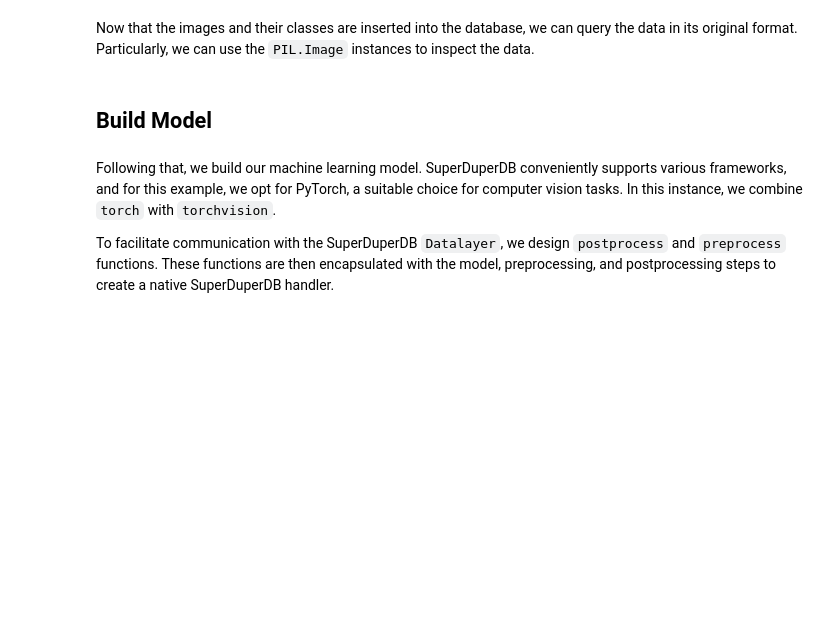
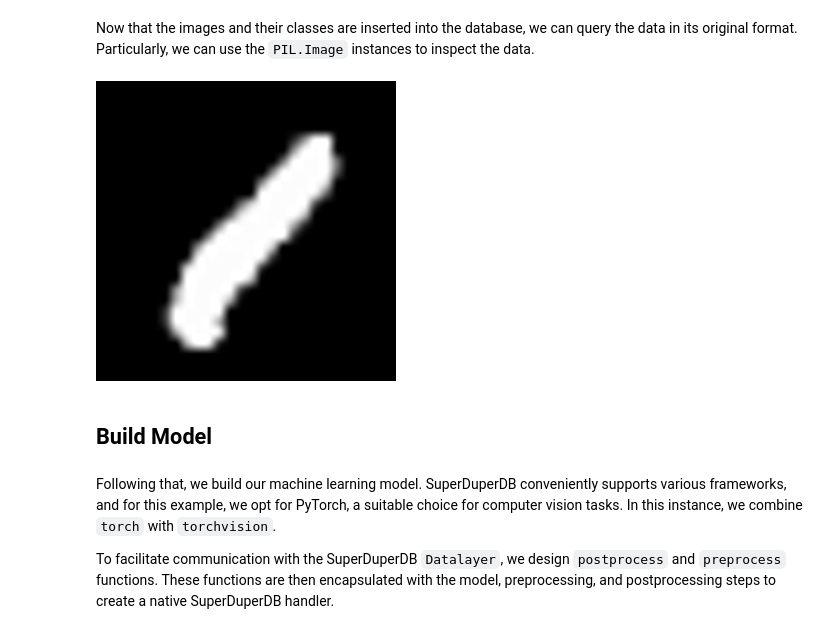
Before and after one commit to pinnacle-framework/Pinnacle, a Jupyter notebook: docs/content/tutorials/training.ipynb, the cells around one changed output. Cells and saved outputs as stored; diff of their text form; code cells hidden in the pictures; blank space fills up the shorter version.

```diff
--- a/docs/content/tutorials/training.ipynb
+++ b/docs/content/tutorials/training.ipynb
@@ -45,7 +81,9 @@ Now that the images and their classes are inserted into the database, we can que
 # %%
 # Get and display one of the images
 r = db['mnist'].find_one().execute()
-r.unpack()['img']
+r.unpack()['img'].resize((300, 300))
+# %% [output]
+[figure, added]
 # %% [markdown]
 ## Build Model
 # %% [markdown]
```
Also changed, not shown: parts of 8 cells of this notebook, 33 other files.
